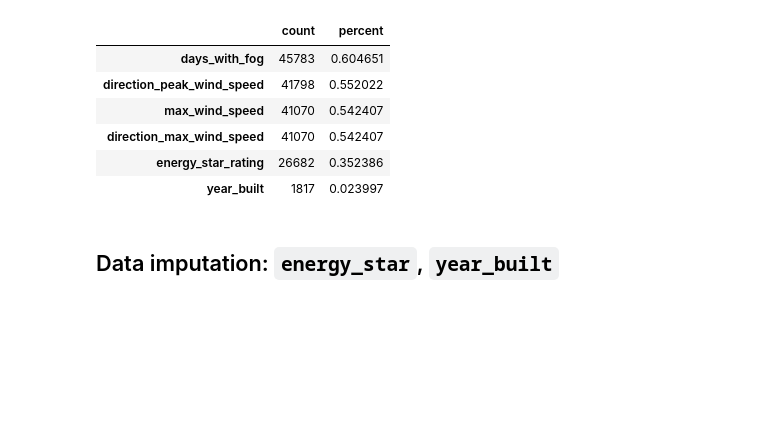
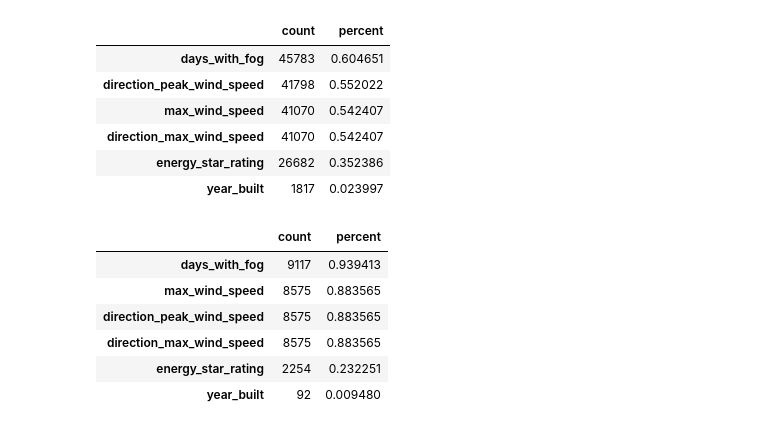
Before and after one commit to VenusianGirl/wids-datathon-2022, a Jupyter notebook: wids-datathon-2022.ipynb, the cells around one changed output. Saved outputs shown, nothing was run; the diff lists cells and outputs as text; code cells hidden in the pictures; blank space fills up the shorter version.

```diff
--- a/wids-datathon-2022.ipynb
+++ b/wids-datathon-2022.ipynb
@@ -870,5 +914,13 @@ count_missing(train)
 | direction_max_wind_speed | 41070 | 0.542407 |
 | energy_star_rating | 26682 | 0.352386 |
 | year_built | 1817 | 0.023997 |
-# %% [markdown]
-## Data imputation: `energy_star`, `year_built`
+# %%
+count_missing(test)
+# %% [output]
+|  | count | percent |
+| days_with_fog | 9117 | 0.939413 |
+| max_wind_speed | 8575 | 0.883565 |
+| direction_peak_wind_speed | 8575 | 0.883565 |
+| direction_max_wind_speed | 8575 | 0.883565 |
+| energy_star_rating | 2254 | 0.232251 |
+| year_built | 92 | 0.009480 |
```
Also changed, not shown: parts of 53 cells of this notebook.
